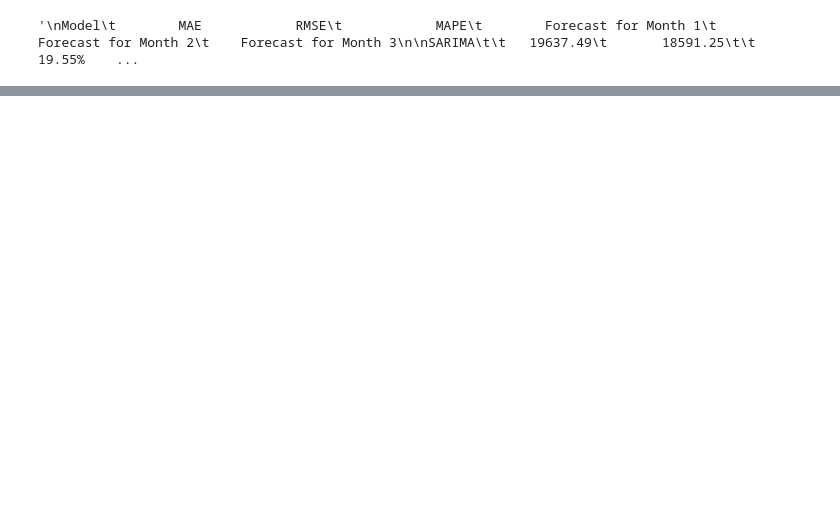
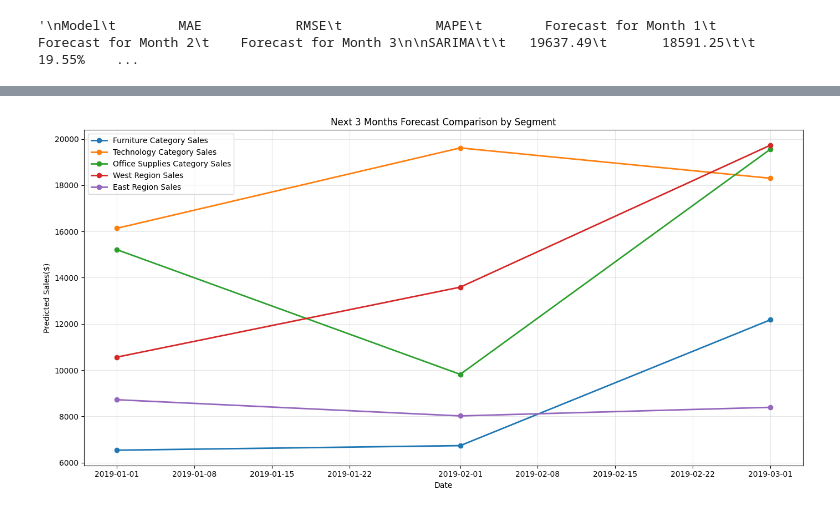
Before and after one commit to m-n-kagit/Xylofy_internship_repo, a Jupyter notebook: SuperStoreSales/analysis2.ipynb, the cells around one changed output, grey strips where cells are left out. Saved outputs shown, nothing was run; the diff lists cells and outputs as text; code cells hidden in the pictures; blank space fills up the shorter version.

```diff
--- a/SuperStoreSales/analysis2.ipynb
+++ b/SuperStoreSales/analysis2.ipynb
@@ -688,3 +697,101 @@ as it has the lowest RMSE and MAPE values compared to SARIMA and Prophet models.
 """
 # %% [output]
 '\nModel\t        MAE            RMSE\t            MAPE\t        Forecast for Month 1\t        Forecast for Month 2\t    Forecast for Month 3\n\nSARIMA\t\t   19637.49\t       18591.25\t\t    19.55%    ...
+# %%
+# Repeat the best performing model (XGBoost) separately for each requested segment.
+
+season_map = {12: "Winter", 1: "Winter", 2: "Winter", 3: "Spring", 4: "Spring", 5: "Spring", 6: "Summer", 7: "Summer", 8: "Summer", 9: "Autumn", 10: "Autumn", 11: "Autumn"}
+
+def build_feature_frame(series):
+    frame = series.to_frame(name="y").copy()
+    frame["Lag 1"] = frame["y"].shift(1)
+    frame["Lag 2"] = frame["y"].shift(2)
+    frame["Lag 3"] = frame["y"].shift(3)
+    frame["Rolling Mean 3"] = frame["y"].shift(1).rolling(window=3).mean()
+    frame["Month"] = frame.index.month
+    frame["Quarter"] = frame.index.quarter
+    frame["Season"] = frame["Month"].map(season_map)
+    frame = pd.get_dummies(frame, columns=["Season"], drop_first=False)
+    return frame.dropna()
+
+
+def forecast_segment_sales(segment_df, horizon=3):
+    segment_series = (
+        segment_df.set_index("Order Date")["Sales($)"]
+        .resample("MS")
+        .sum()
+        .asfreq("MS")
+        .fillna(0)
+    )
+
+    train_frame = build_feature_frame(segment_series)
+    feature_columns = [column for column in train_frame.columns if column != "y"]
+
+    segment_model = XGBRegressor(
+        objective="reg:squarederror",
+        n_estimators=500,
+        learning_rate=0.05,
+        max_depth=3,
+        subsample=0.9,
+        colsample_bytree=0.9,
+        random_state=42,
+    )
+    segment_model.fit(train_frame[feature_columns], train_frame["y"])
+
+    future_predictions = []
+    working_series = segment_series.copy()
+    last_date = working_series.index.max()
+
+    for _ in range(horizon):
+        next_date = last_date + pd.DateOffset(months=1)
+        next_row = pd.DataFrame(index=[next_date])
+        next_row["y"] = pd.NA
+        next_row["Lag 1"] = working_series.iloc[-1]
+        next_row["Lag 2"] = working_series.iloc[-2]
+        next_row["Lag 3"] = working_series.iloc[-3]
+        next_row["Rolling Mean 3"] = working_series.iloc[-3:].mean()
+        next_row["Month"] = next_date.month
+        next_row["Quarter"] = next_date.quarter
+        next_row["Season"] = season_map[next_date.month]
+        next_row = pd.get_dummies(next_row, columns=["Season"], drop_first=False)
+        next_row = next_row.reindex(columns=train_frame.columns, fill_value=0)
+
+        next_pred = float(segment_model.predict(next_row[feature_columns])[0])
+        future_predictions.append((next_date, next_pred))
+        working_series.loc[next_date] = next_pred
+        last_date = next_date
+
+    return pd.DataFrame(future_predictions, columns=["Date", "Predicted Sales($)"]).set_index("Date")
+
+
+segment_series_map = {
+    "Furniture Category Sales": df[df["Category"] == "Furniture"],
+    "Technology Category Sales": df[df["Category"] == "Technology"],
+    "Office Supplies Category Sales": df[df["Category"] == "Office Supplies"],
+    "West Region Sales": df[df["Region"] == "West"],
+    "East Region Sales": df[df["Region"] == "East"],
+}
+
+segment_forecasts = {}
+for segment_name, segment_frame in segment_series_map.items():
+    segment_forecasts[segment_name] = forecast_segment_sales(segment_frame, horizon=3)
+    print(f"{segment_name} - Next 3 Months Forecast:")
+    display(segment_forecasts[segment_name])
+
+comparison_chart = pd.DataFrame(index=segment_forecasts[next(iter(segment_forecasts))].index)
+for segment_name, forecast_frame in segment_forecasts.items():
+    comparison_chart[segment_name] = forecast_frame["Predicted Sales($)"]
+
+plt.figure(figsize=(14, 7))
+for column in comparison_chart.columns:
+    plt.plot(comparison_chart.index, comparison_chart[column], marker="o", linewidth=2, label=column)
+
+plt.title("Next 3 Months Forecast Comparison by Segment")
+plt.xlabel("Date")
+plt.ylabel("Predicted Sales($)")
+plt.legend()
+plt.grid(True, alpha=0.3)
+plt.tight_layout()
+plt.show()
+plt.savefig("next_3_months_forecast_comparison_segments.png")
+# %% [output]
@@ -690,0 +828 @@ as it has the lowest RMSE and MAPE values compared to SARIMA and Prophet models.
+[figure, added]
```
Also changed, not shown: parts of 8 cells of this notebook, 12 other files.
